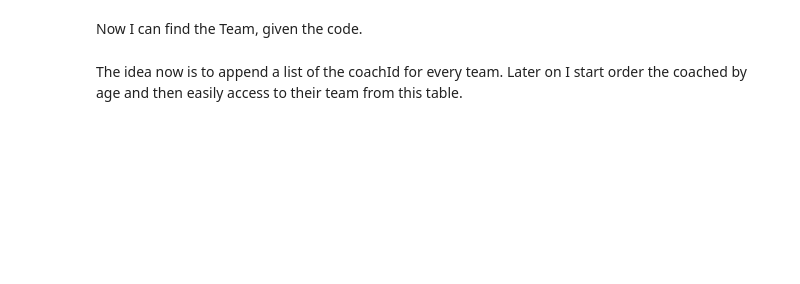
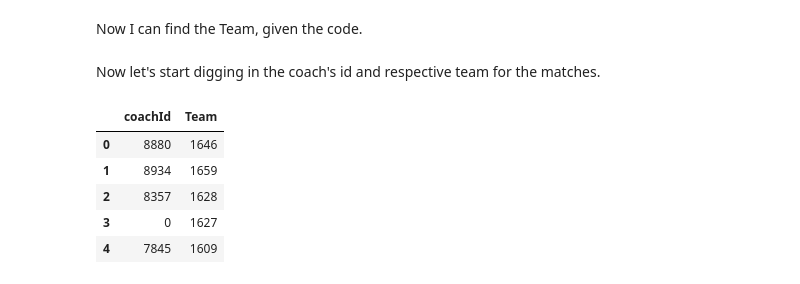
Before and after one commit to DavideZingaro/HW2, a Jupyter notebook: ExRQ3.ipynb, the cells around one changed output. Saved outputs shown, nothing was run; the diff lists cells and outputs as text; code cells hidden in the pictures; blank space fills up the shorter version.

```diff
--- a/ExRQ3.ipynb
+++ b/ExRQ3.ipynb
@@ -185,4 +198,28 @@ Engteam
 # %% [markdown]
 Now I can find the Team, given the code.
-# %% [markdown]
-The idea now is to append a list of the coachId for every team. Later on I start order the coached by age and then easily access to their team from this table.
+# %% [markdown]
+Now let's start digging in the coach's id and respective team for the matches.
+# %%
+l=[]
+M = []
+for key in matches.teamsData:
+    for keys in key:
+        l.append(key[keys]['coachId'])
+for key in matches.teamsData:
+    for keys in key:
+            M.append(keys)
+   # matches['coachId']
+#matches['teamsData'][0]['1646']['coachId']
+#print(l,M)
+data3 = pd.DataFrame({'coachId':l,'Team':M})
+data3 =data3.drop_duplicates()
+#coaches played more than one match witha  team so there would be many repeted rows that I cancel with drop_duplicates
+data3 = data3
+data3.head()
+# %% [output]
+|  | coachId | Team |
+| 0 | 8880 | 1646 |
+| 1 | 8934 | 1659 |
+| 2 | 8357 | 1628 |
+| 3 | 0 | 1627 |
+| 4 | 7845 | 1609 |
```
Also changed, not shown: parts of 17 cells of this notebook.
